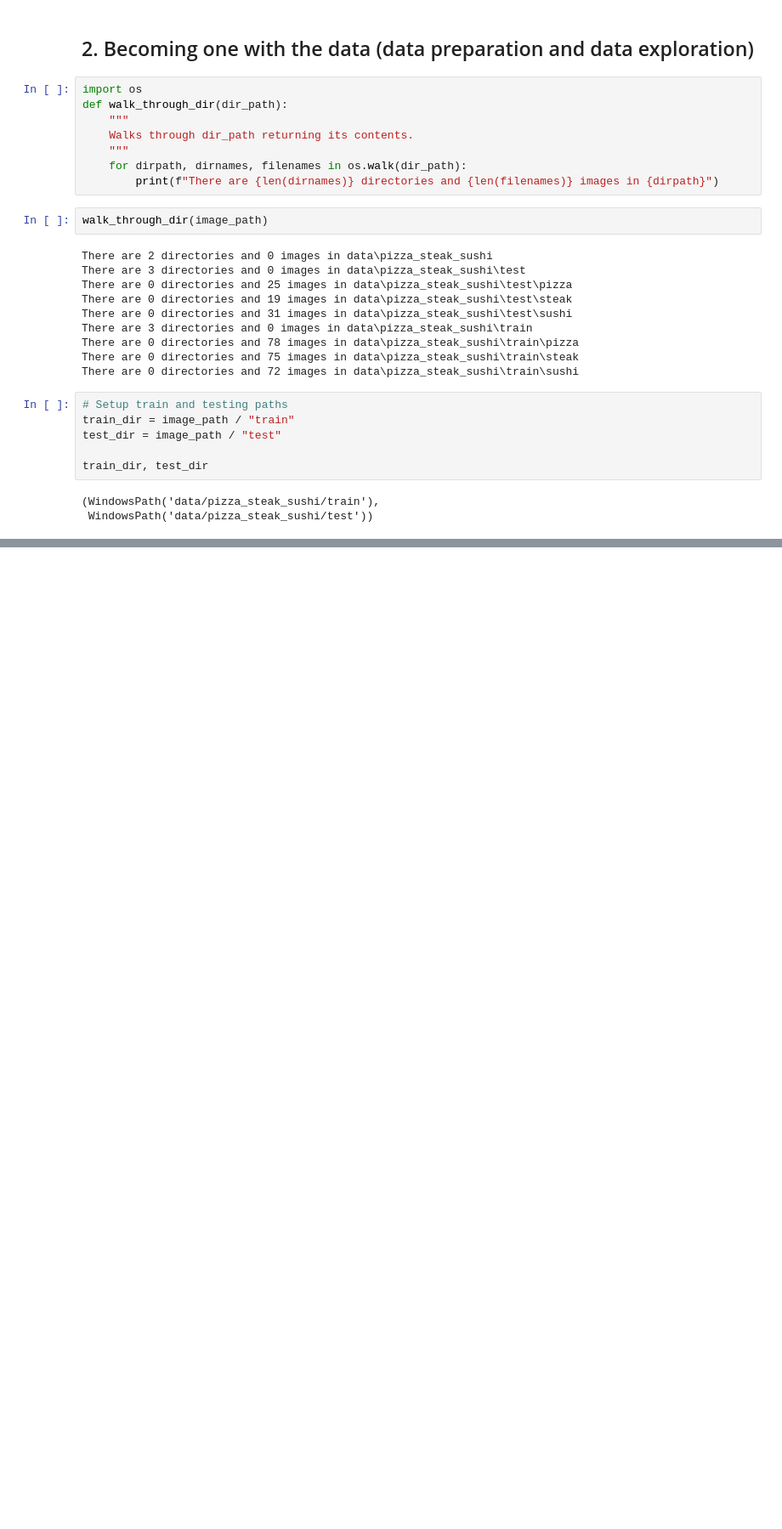
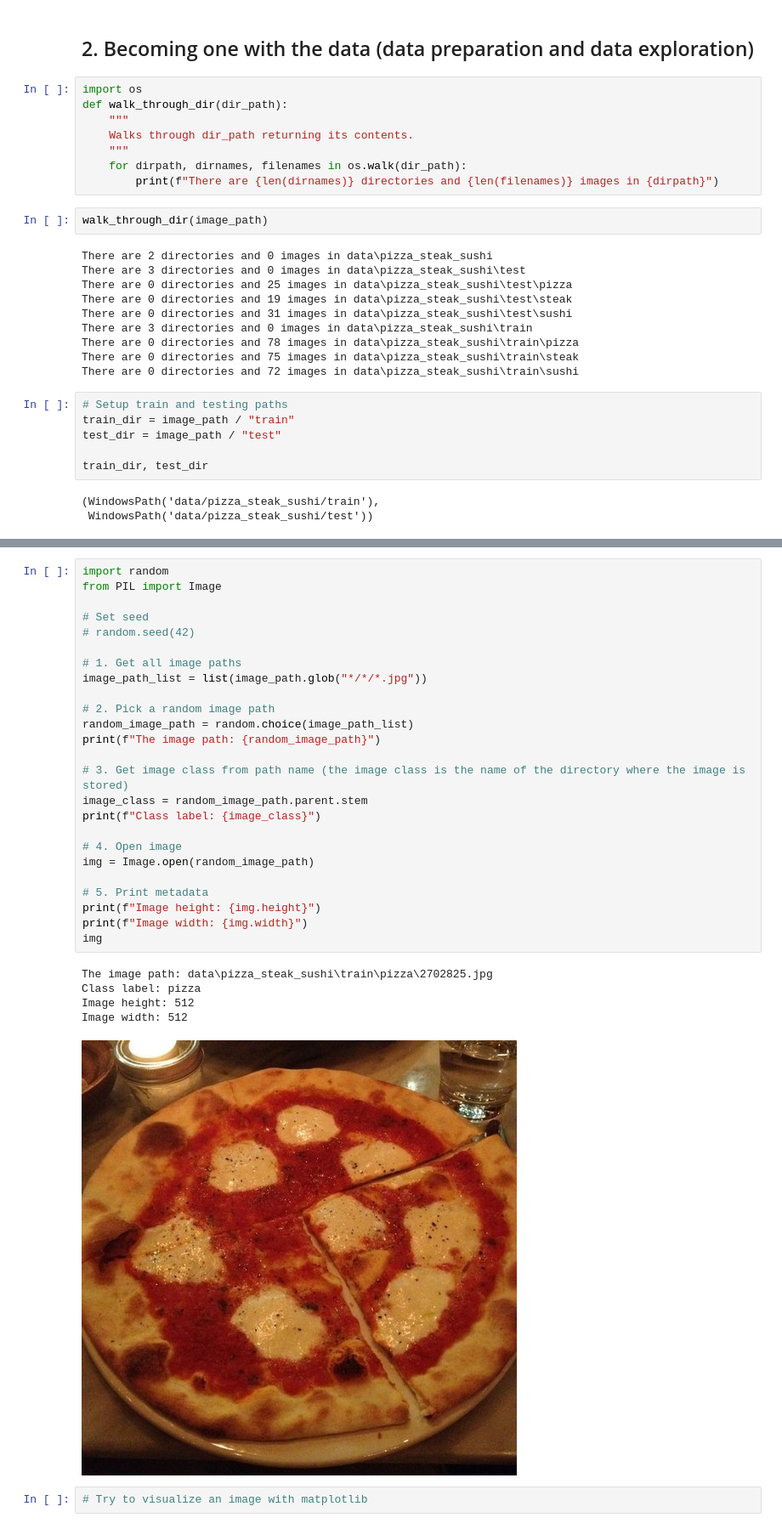
Before and after one commit to JustinTrannn/learningPytorch, a Jupyter notebook: 04_Pytorch_Custom_Datasets.ipynb, the cells around one changed output, grey strips where cells are left out. Shown at 85% size. Drawn from its saved outputs; the diff is of its cells as text; blank space fills up the shorter version.

Commit message:
Visualized images with PIL

```diff
--- a/04_Pytorch_Custom_Datasets.ipynb
+++ b/04_Pytorch_Custom_Datasets.ipynb
@@ -98,0 +108,33 @@ train_dir, test_dir
+# %%
+import random
+from PIL import Image
+
+# Set seed
+# random.seed(42)
+
+# 1. Get all image paths
+image_path_list = list(image_path.glob("*/*/*.jpg"))
+
+# 2. Pick a random image path
+random_image_path = random.choice(image_path_list)
+print(f"The image path: {random_image_path}")
+
+# 3. Get image class from path name (the image class is the name of the directory where the image is stored)
+image_class = random_image_path.parent.stem
+print(f"Class label: {image_class}")
+
+# 4. Open image
+img = Image.open(random_image_path)
+
+# 5. Print metadata
+print(f"Image height: {img.height}")
+print(f"Image width: {img.width}")
+img
+# %% [output]
+The image path: data\pizza_steak_sushi\train\pizza\2702825.jpg
+Class label: pizza
+Image height: 512
+Image width: 512
+[figure, added]
+# %%
+# Try to visualize an image with matplotlib
```
Also changed, not shown: parts of 1 cell of this notebook.
